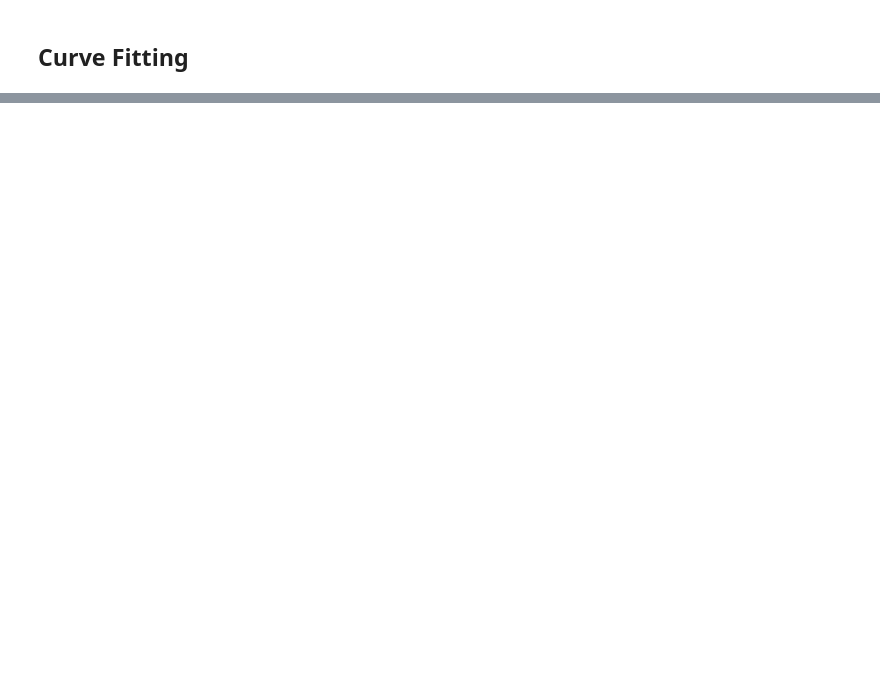
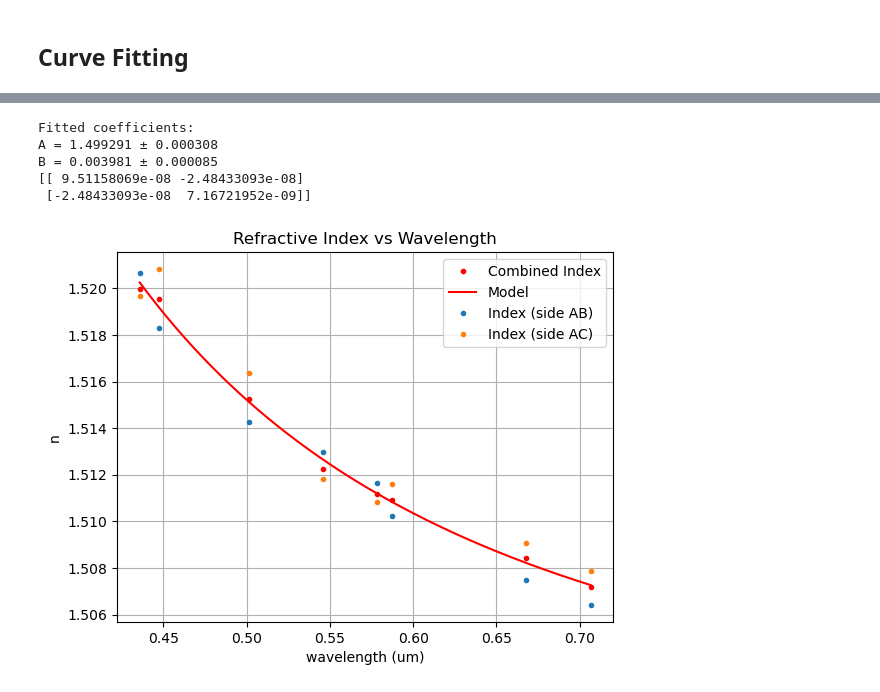
Before and after one commit to abraarsameer/DU-Physics-Labs, a Jupyter notebook: 2nd Year/O3 Cauchys Constants/O3 Cauchy’s constants.ipynb, the cells around one changed output, grey strips where cells are left out. Saved outputs shown, nothing was run; the diff lists cells and outputs as text; code cells hidden in the pictures; blank space fills up the shorter version.

```diff
--- a/2nd Year/O3 Cauchys Constants/O3 Cauchy’s constants.ipynb
+++ b/2nd Year/O3 Cauchys Constants/O3 Cauchy’s constants.ipynb
@@ -461,0 +466,40 @@ C = 0.000006 ± 0.000060
+# %%
+def cauchy(lam, A, B):
+    return A + B / lam**2
+
+# Fit the data
+popt, pcov = curve_fit(cauchy, x, y)
+perr = np.sqrt(np.diag(pcov))
+
+A, B = popt
+A_err, B_err = perr
+
+print(f"Fitted coefficients:")
+print(f"A = {A:.6f} ± {A_err:.6f}")
+print(f"B = {B:.6f} ± {B_err:.6f}")
+
+print(pcov)
+# Generate smooth curve for plotting
+x_fit = np.linspace(np.min(x), np.max(x), 200)
+y_fit = cauchy(x_fit, *popt)
+
+
+# Plot with error bars
+plt.errorbar(x, y,  label='Combined Index',   fmt='.', color='red')
+plt.errorbar(x_fit, y_fit,  label='Model',   fmt='-', color='red')
+plt.errorbar(x, y1, label='Index (side AB)',   fmt='.')
+plt.errorbar(x, y2, label='Index (side AC)', fmt='.')
+
+plt.legend()
+plt.xlabel('wavelength (um)')
+plt.ylabel('n')
+plt.title('Refractive Index vs Wavelength')
+plt.grid(True)
+plt.show()
+# %% [output]
+Fitted coefficients:
+A = 1.499291 ± 0.000308
+B = 0.003981 ± 0.000085
+[[ 9.51158069e-08 -2.48433093e-08]
+ [-2.48433093e-08  7.16721952e-09]]
+[figure, added]
```
Also changed, not shown: parts of 2 cells of this notebook.
